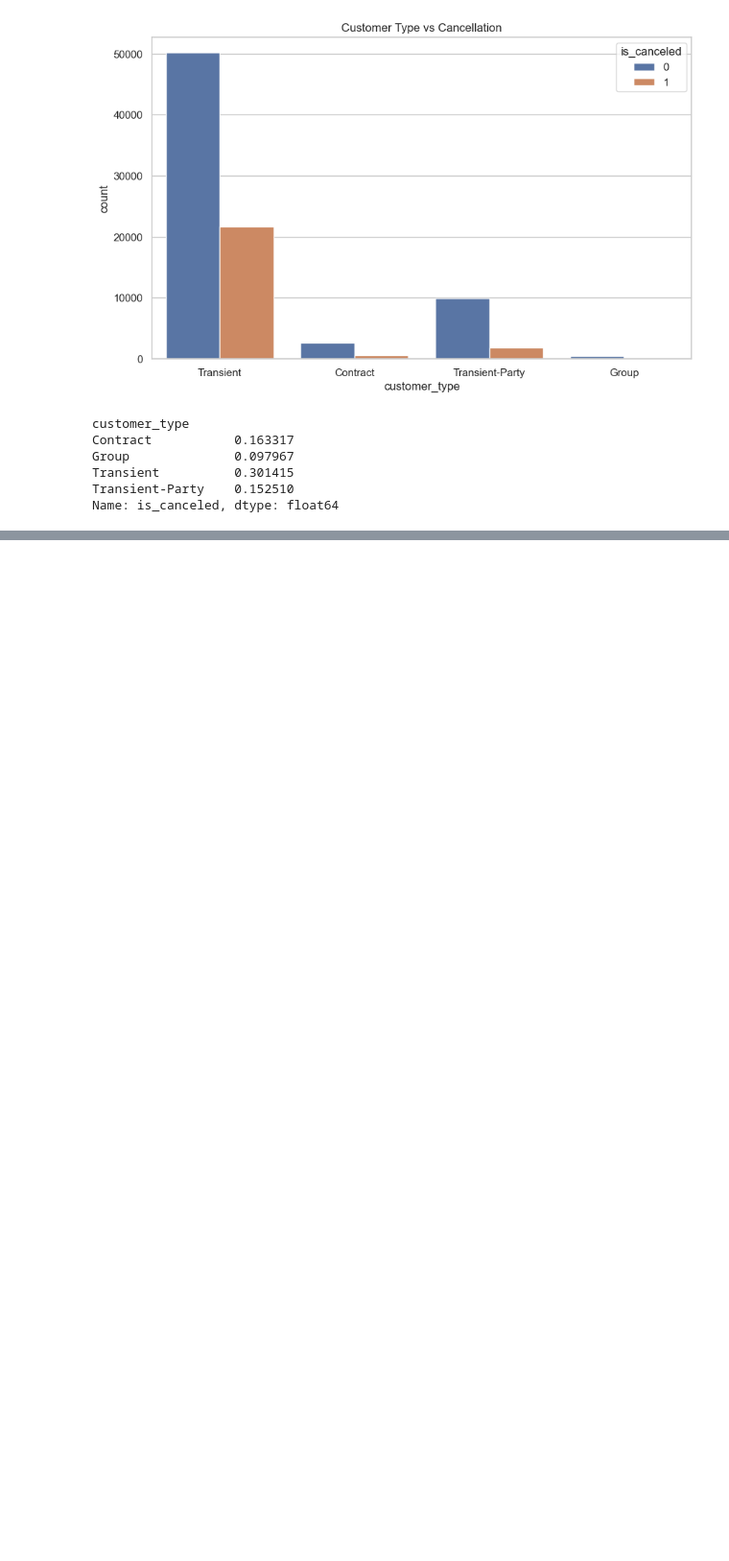
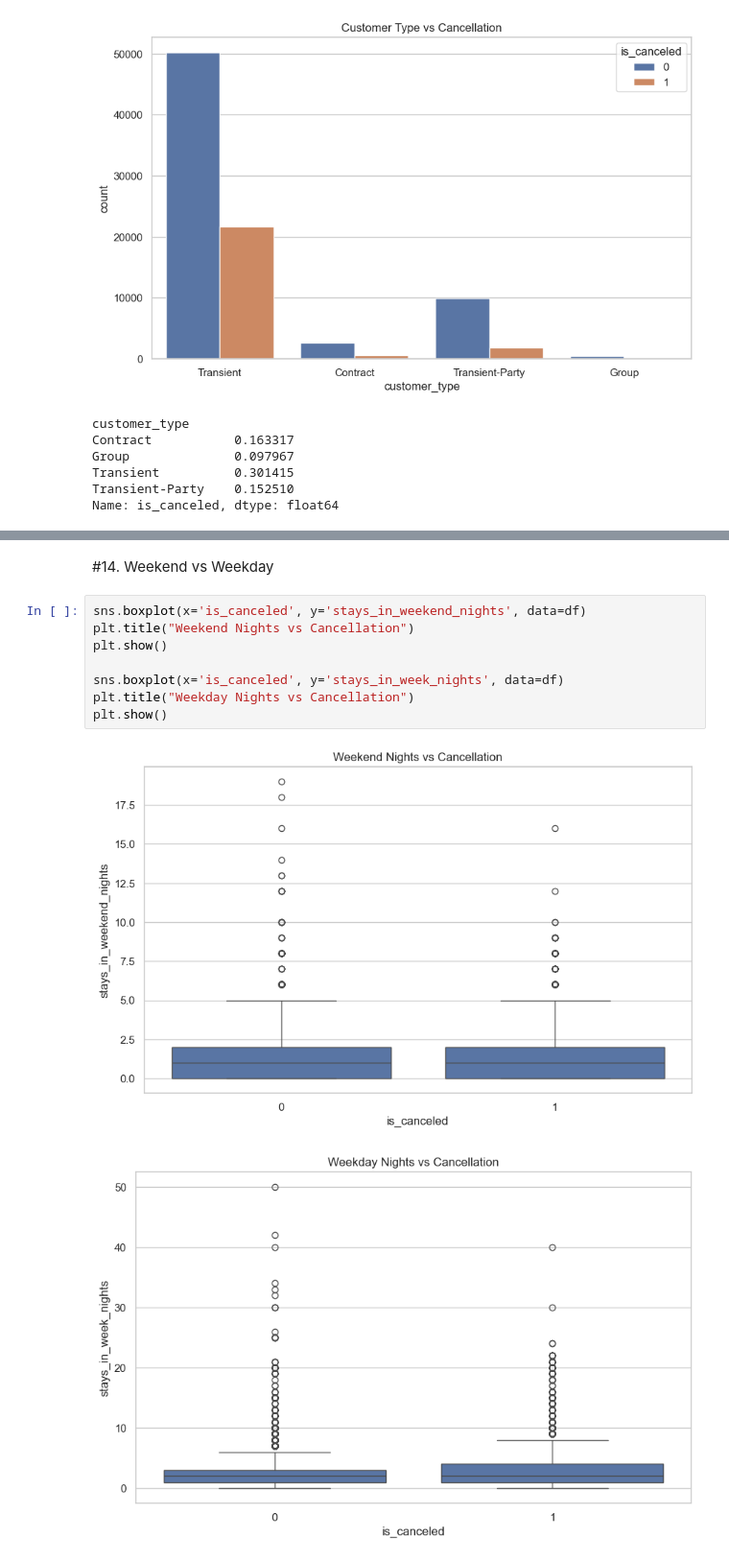
Before and after one commit to Jerolin911/Travel-Tourism-Hospitality-Customer-Retention-Analysis-Dynamic-Pricing, a Jupyter notebook: Project2_EDA.ipynb, the cells around one changed output, grey strips where cells are left out. Shown at 96% size. Cells and saved outputs as stored; diff of their text form; blank space fills up the shorter version.

```diff
--- a/Project2_EDA.ipynb
+++ b/Project2_EDA.ipynb
@@ -194,0 +203,13 @@ Name: is_canceled, dtype: float64
+# %% [markdown]
+#14. Weekend vs Weekday
+# %%
+sns.boxplot(x='is_canceled', y='stays_in_weekend_nights', data=df)
+plt.title("Weekend Nights vs Cancellation")
+plt.show()
+
+sns.boxplot(x='is_canceled', y='stays_in_week_nights', data=df)
+plt.title("Weekday Nights vs Cancellation")
+plt.show()
+# %% [output]
+[figure, added]
+[figure, added]
```
Also changed, not shown: parts of 4 cells of this notebook.
